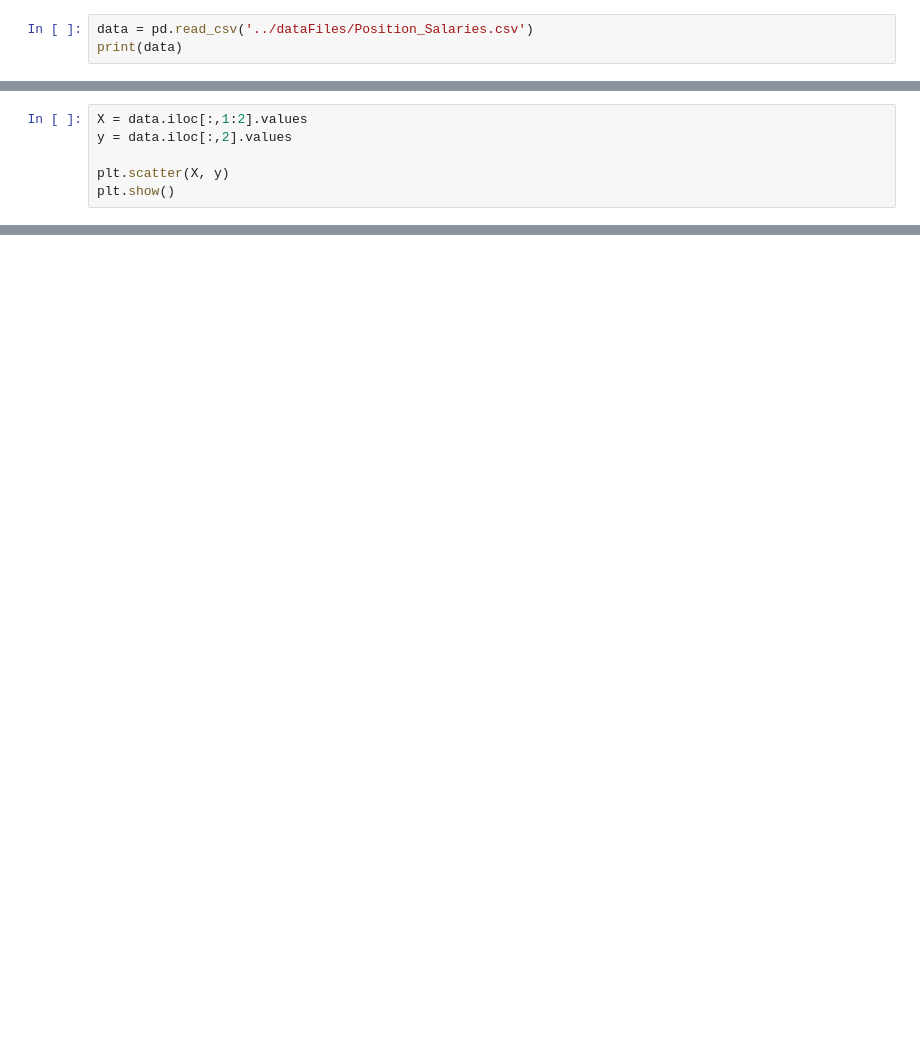
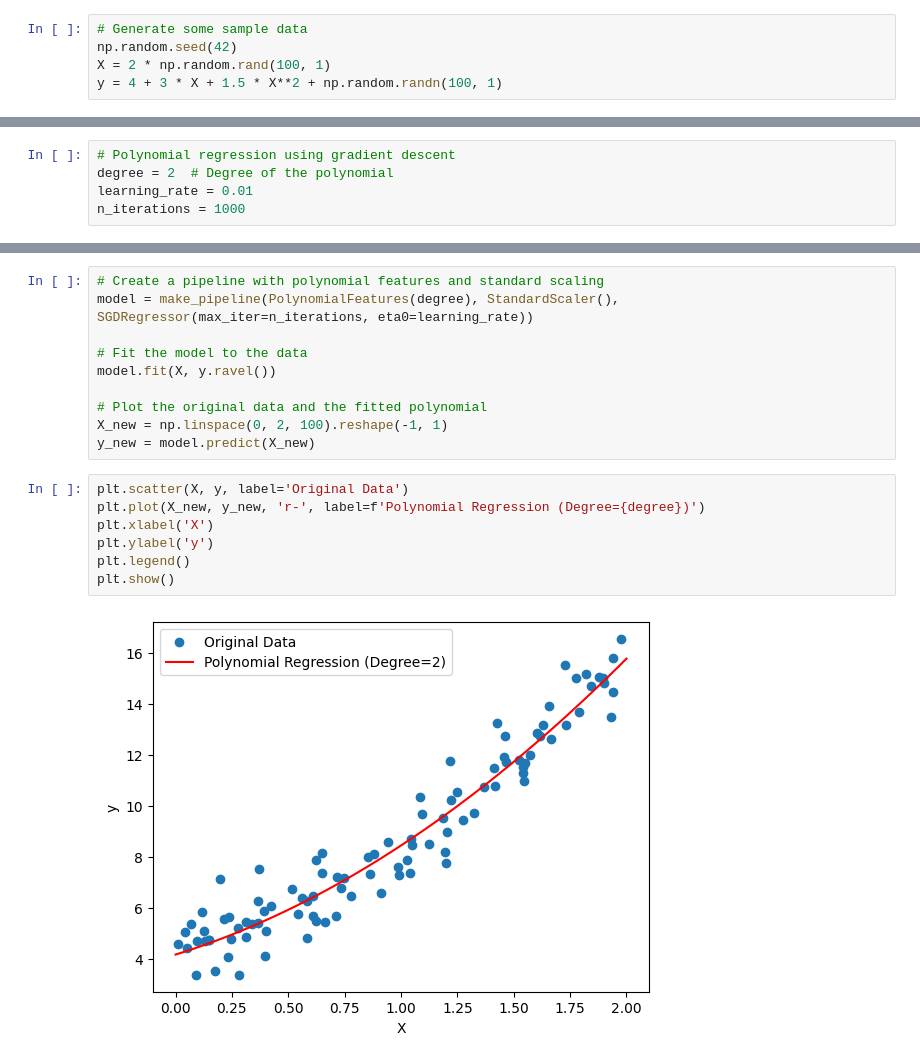
Before and after one commit to anitha0203/AI-ML, a Jupyter notebook: ML_Practice/PLR/PLR_GD.ipynb, the cells around one changed output, grey strips where cells are left out. Cells and saved outputs as stored; diff of their text form; blank space fills up the shorter version.

```diff
--- a/ML_Practice/PLR/PLR_GD.ipynb
+++ b/ML_Practice/PLR/PLR_GD.ipynb
@@ -4,4 +6,6 @@ import numpy as np
 import matplotlib.pyplot as plt
 # %%
-data = pd.read_csv('../dataFiles/Position_Salaries.csv')
-print(data)
+# Generate some sample data
+np.random.seed(42)
+X = 2 * np.random.rand(100, 1)
+y = 4 + 3 * X + 1.5 * X**2 + np.random.randn(100, 1)
@@ -20,6 +12,5 @@ print(data)
 # %%
-X = data.iloc[:,1:2].values
-y = data.iloc[:,2].values
-
-plt.scatter(X, y)
-plt.show()
+# Polynomial regression using gradient descent
+degree = 2  # Degree of the polynomial
+learning_rate = 0.01
+n_iterations = 1000
@@ -143,0 +17,19 @@ ValueError: shapes (5,3) and (4,1) not aligned: 3 (dim 1) != 4 (dim 0)
+# %%
+# Create a pipeline with polynomial features and standard scaling
+model = make_pipeline(PolynomialFeatures(degree), StandardScaler(), SGDRegressor(max_iter=n_iterations, eta0=learning_rate))
+
+# Fit the model to the data
+model.fit(X, y.ravel())
+
+# Plot the original data and the fitted polynomial
+X_new = np.linspace(0, 2, 100).reshape(-1, 1)
+y_new = model.predict(X_new)
+# %%
+plt.scatter(X, y, label='Original Data')
+plt.plot(X_new, y_new, 'r-', label=f'Polynomial Regression (Degree={degree})')
+plt.xlabel('X')
+plt.ylabel('y')
+plt.legend()
+plt.show()
+# %% [output]
+[figure, added]
```
Also changed, not shown: parts of 6 cells of this notebook, 10 other files.
